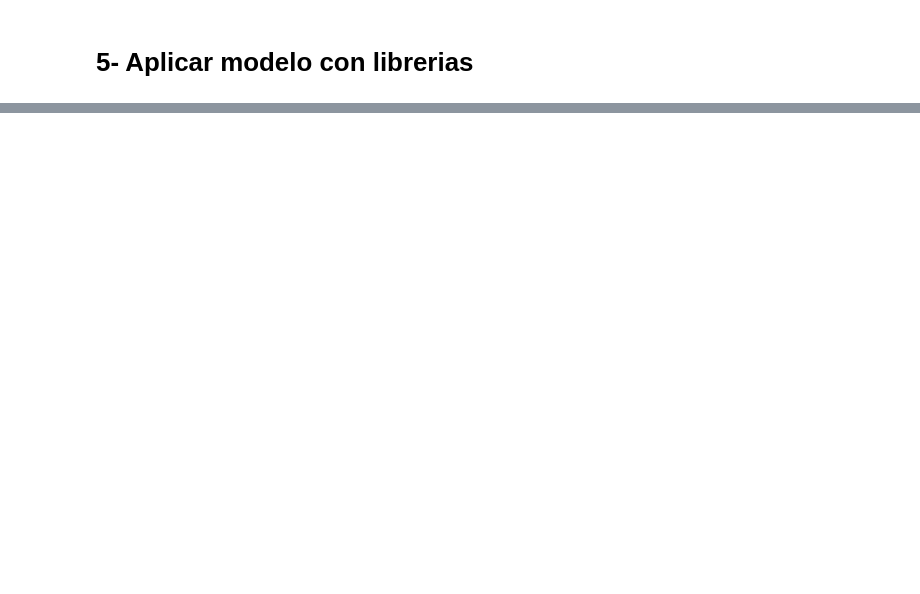
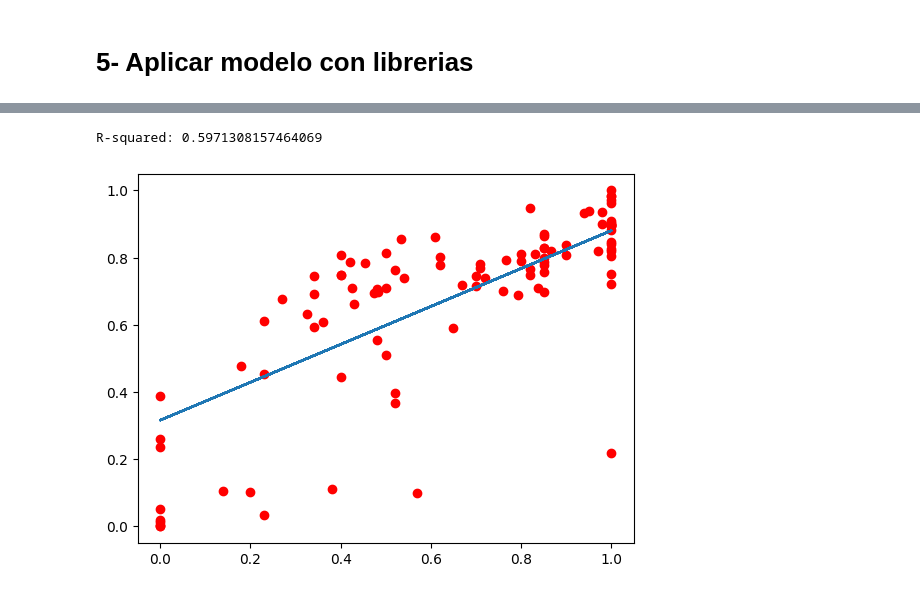
Before and after one commit to johnnyzaet08/CE5506-Pattern_Recognition, a Jupyter notebook: Proyecto_1/FuturaNota.ipynb, the cells around one changed output, grey strips where cells are left out. Cells and saved outputs as stored; diff of their text form; code cells hidden in the pictures; blank space fills up the shorter version.

```diff
--- a/Proyecto_1/FuturaNota.ipynb
+++ b/Proyecto_1/FuturaNota.ipynb
@@ -157,0 +197,24 @@ array=[1.         0.         1.         0.27272727 0.27272727 0.27272727
+# %%
+# Seleccionar las características que se utilizarán para ajustar el modelo
+
+x = normalized_data["proyecto1"]
+y = normalized_data['nota']
+
+#proyecto1   proyecto2    examen 1     taller1        nota
+
+# Ajustar la regresión lineal en el conjunto de entrenamiento
+regressor = LinearRegression(n_features=1)
+params = regressor.train(x, y, epochs=100, learning_rate=0.225)
+
+#print(params[0][-1], params[1][-1])
+plt.scatter(x[:180], y[:180], color='red')
+
+pred = regressor.predict(np.array(x[:180]))
+plt.plot(x[:180], pred[:180])
+
+r2 = r2_score(x,y)
+
+print("R-squared:", r2)
+# %% [output]
+R-squared: 0.5971308157464069
+[figure, added]
```
Also changed, not shown: parts of 10 cells of this notebook, 3 other files.
